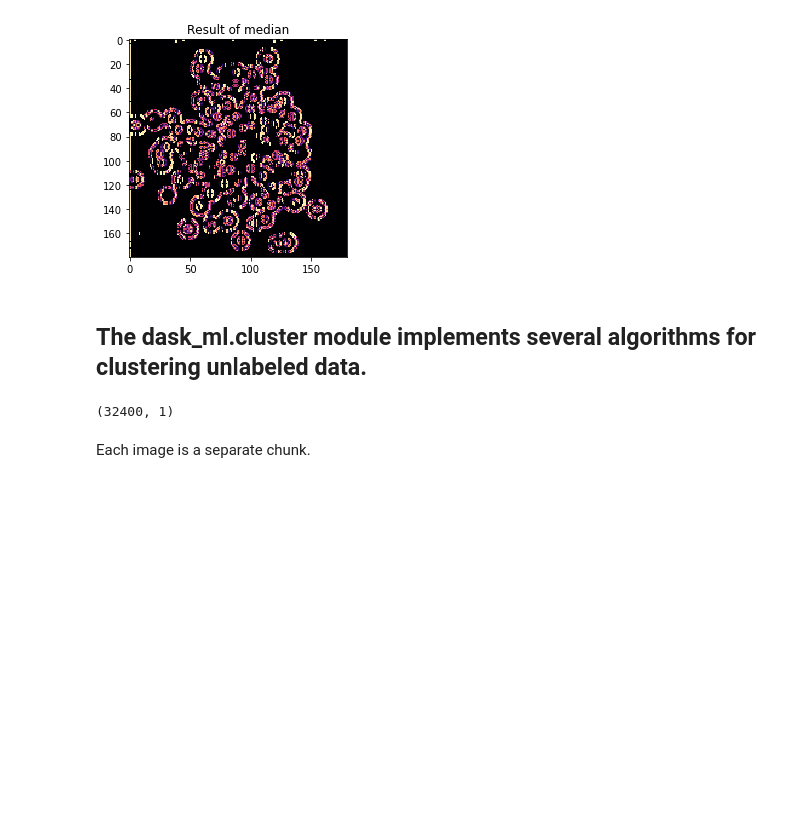
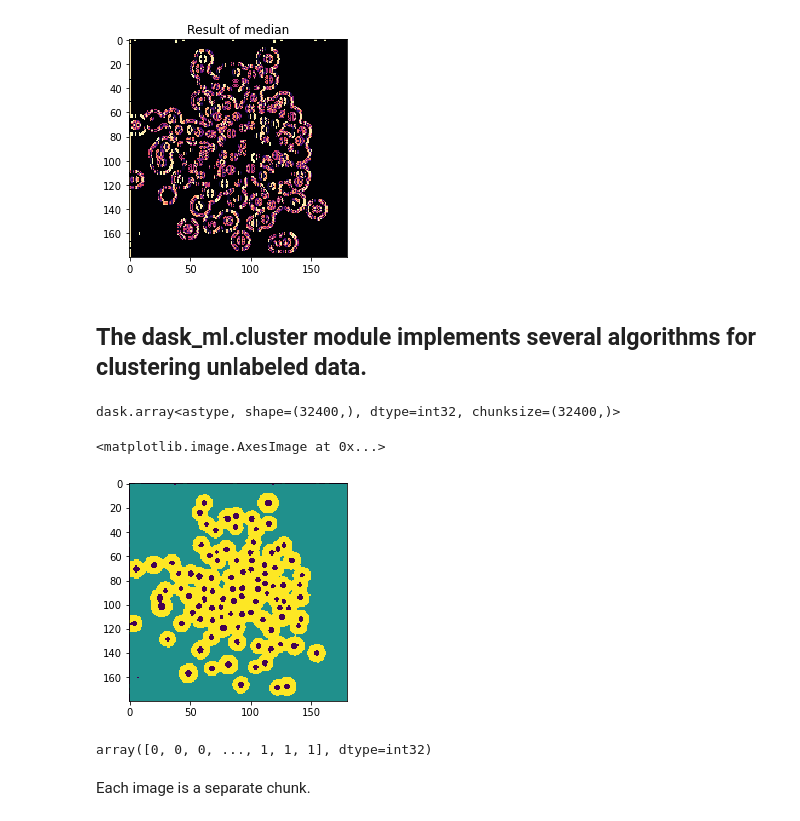
Before and after one commit to valentina-s/Dask_ImageXD_2018, a Jupyter notebook: fiberSegmentation.ipynb, the cells around one changed output. Drawn from its saved outputs; the diff is of its cells as text; code cells hidden in the pictures; blank space fills up the shorter version.

Commit message:
fixed kmeans

```diff
--- a/fiberSegmentation.ipynb
+++ b/fiberSegmentation.ipynb
@@ -71,10 +74,18 @@ plt.title('Result of median')
 ## The dask_ml.cluster module implements several algorithms for clustering unlabeled data.
 # %%
 import dask_ml.cluster as damlc
-myKmeans = damlc.KMeans(n_clusters=8, init='k-means||', oversampling_factor=2, max_iter=300, tol=0.0001, precompute_distances='auto', random_state=None, copy_x=True, n_jobs=1, algorithm='full', init_max_iter=None)
+myKmeans = damlc.KMeans(n_clusters=3, init='k-means||', oversampling_factor=2, max_iter=300, tol=0.0001, precompute_distances='auto', random_state=None, copy_x=True, n_jobs=1, algorithm='full', init_max_iter=None)
 # %%
 vfiber_median = fiber_median.reshape((m*n,1))#transform fiber_median into array-like, shape = [n_samples, n_features]
-vfiber_median.shape
-# %% [output]
-(32400, 1)
+# %%
+# fitting the kmeans
+fiber_clusters = myKmeans.fit(vfiber_median.astype('float'))
+fiber_clusters.labels_
+# %% [output]
+dask.array<astype, shape=(32400,), dtype=int32, chunksize=(32400,)>
+# %%
+plt.imshow(np.array(fiber_clusters.labels_).reshape((n,m)))
+# %% [output]
+<matplotlib.image.AxesImage at 0x...>
+[figure, added]
 # %%
@@ -86,3 +94,10 @@ T, m, n, d = fiber_images.shape
+# %%
+# compare to skleanr
+from sklearn.cluster import KMeans
+kmeans = KMeans(n_clusters=2, random_state=0).fit(vfiber_median)
+kmeans.labels_
+# %% [output]
+array([0, 0, 0, ..., 1, 1, 1], dtype=int32)
 # %% [markdown]
 Each image is a separate chunk.
 # %% [markdown]
```
Also changed, not shown: parts of 3 cells of this notebook.
